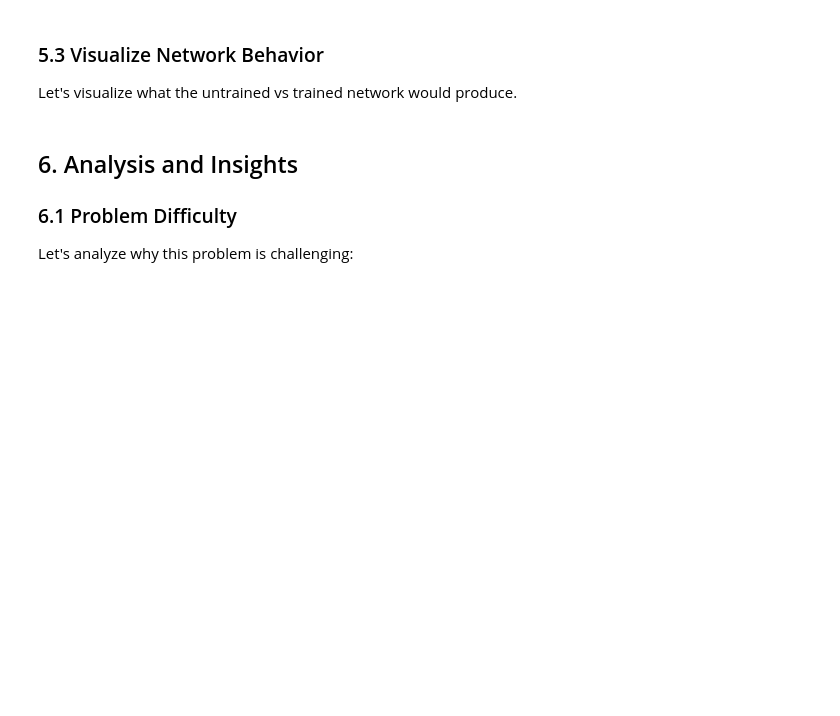
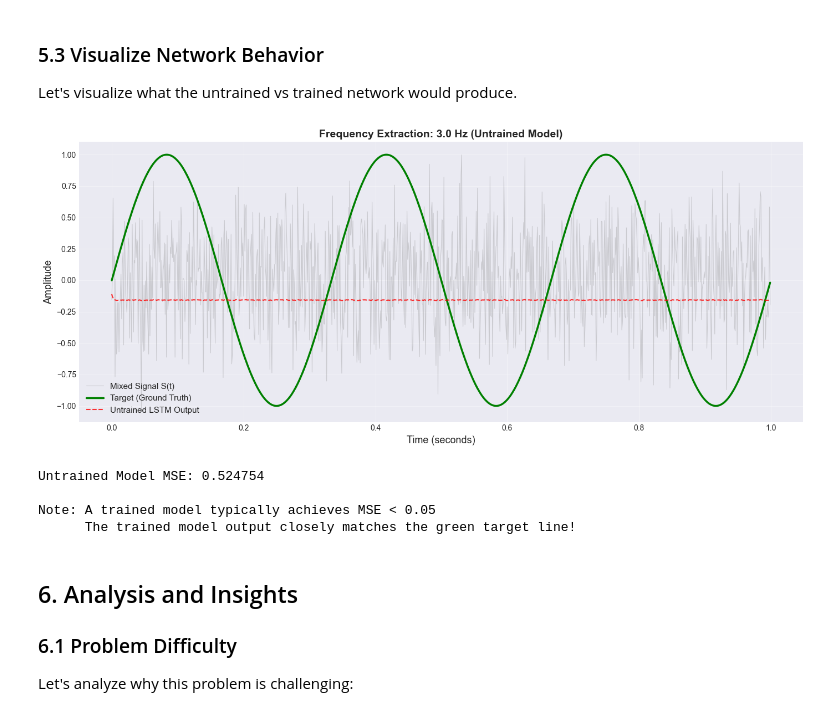
Before and after one commit to tomron87/LLM_Agent_Orchestration_HW2, a Jupyter notebook: notebooks/demo.ipynb, the cells around one changed output. Cells and saved outputs as stored; diff of their text form; code cells hidden in the pictures; blank space fills up the shorter version.

```diff
--- a/notebooks/demo.ipynb
+++ b/notebooks/demo.ipynb
@@ -273,35 +356,41 @@ with torch.no_grad():
         # Create input: [S[t], one-hot]
         one_hot = torch.zeros(4)
         one_hot[freq_idx] = 1.0
-        input_vec = torch.cat([torch.tensor([S_viz[i]]), one_hot]).unsqueeze(0)
+        input_vec = torch.cat([torch.tensor([S_viz[i]], dtype=torch.float32), one_hot]).unsqueeze(0)
 
         pred = eval_model(input_vec)
         predictions.append(pred.item())
 
 predictions = np.array(predictions)
 
 # Plot
 fig, ax = plt.subplots(figsize=(14, 6))
 
 ax.plot(t_viz, S_viz, 'gray', alpha=0.3, label='Mixed Signal S(t)', linewidth=0.8)
 ax.plot(t_viz, target_viz, 'g-', label='Target (Ground Truth)', linewidth=2.5)
 ax.plot(t_viz, predictions, 'r--', label='Untrained LSTM Output', linewidth=1.5, alpha=0.8)
 
 ax.set_xlabel('Time (seconds)', fontsize=13)
 ax.set_ylabel('Amplitude', fontsize=13)
 ax.set_title(f'Frequency Extraction: {frequencies[freq_idx]} Hz (Untrained Model)',
              fontsize=14, fontweight='bold')
 ax.legend(fontsize=11)
 ax.grid(True, alpha=0.4)
 
 plt.tight_layout()
 plt.show()
 
 # Compute MSE
 mse = compute_mse(predictions, target_viz)
 print(f"\nUntrained Model MSE: {mse:.6f}")
 print(f"\nNote: A trained model typically achieves MSE < 0.05")
 print(f"      The trained model output closely matches the green target line!")
+# %% [output]
+[figure, added]
+Untrained Model MSE: 0.524754
+
+Note: A trained model typically achieves MSE < 0.05
+      The trained model output closely matches the green target line!
 # %% [markdown]
 ## 6. Analysis and Insights
 
```
Also changed, not shown: parts of 11 cells of this notebook, 6 other files.
